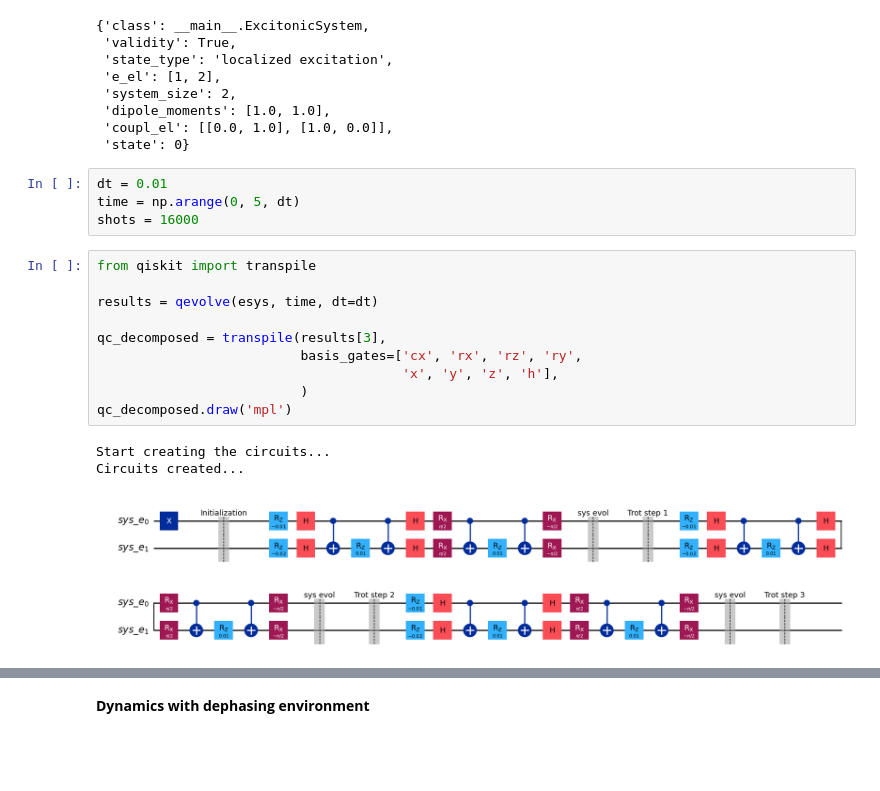
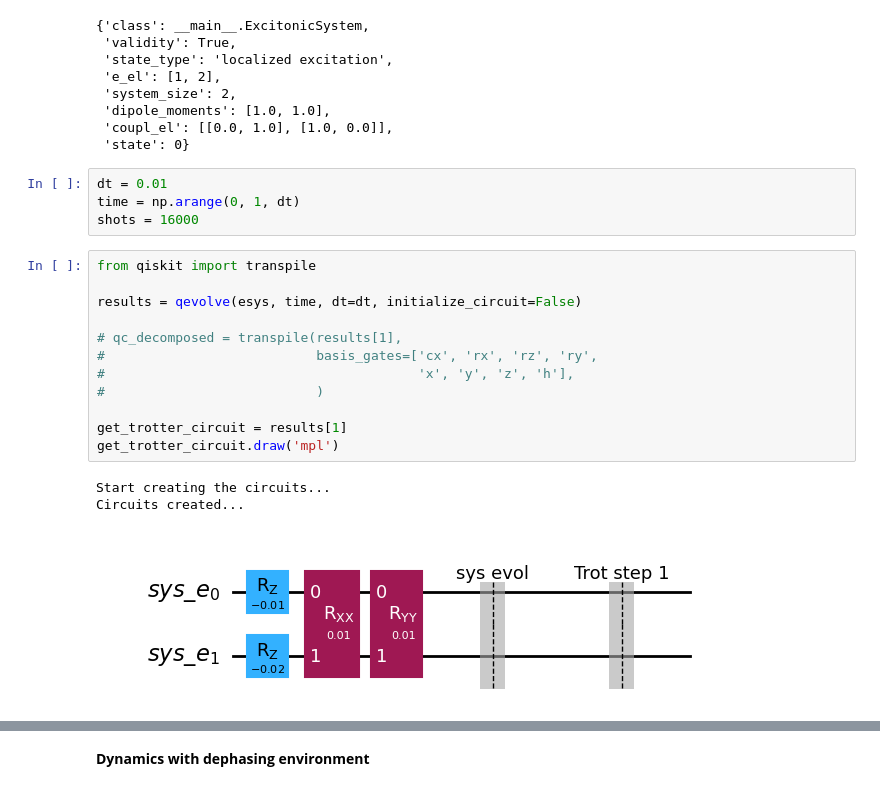
Before and after one commit to N384R/Quantum_Dynamics, a Jupyter notebook: test_qsextra_class.ipynb, the cells around one changed output, grey strips where cells are left out. Cells and saved outputs as stored; diff of their text form; blank space fills up the shorter version.

```diff
--- a/test_qsextra_class.ipynb
+++ b/test_qsextra_class.ipynb
@@ -1177,19 +1177,21 @@ esys.todict()
  'state': 0}
 # %%
 dt = 0.01
-time = np.arange(0, 5, dt)
+time = np.arange(0, 1, dt)
 shots = 16000
 # %%
 from qiskit import transpile
 
-results = qevolve(esys, time, dt=dt)
+results = qevolve(esys, time, dt=dt, initialize_circuit=False)
 
-qc_decomposed = transpile(results[3],
-                          basis_gates=['cx', 'rx', 'rz', 'ry',
-                                       'x', 'y', 'z', 'h'],
-                          )
-qc_decomposed.draw('mpl')
+# qc_decomposed = transpile(results[1],
+#                           basis_gates=['cx', 'rx', 'rz', 'ry',
+#                                        'x', 'y', 'z', 'h'],
+#                           )
+
+get_trotter_circuit = results[1]
+get_trotter_circuit.draw('mpl')
 # %% [output]
 Start creating the circuits...
 Circuits created...
-[figure, old version]
+[figure, new version]
```
Also changed, not shown: parts of 8 cells of this notebook, 2 other files.
